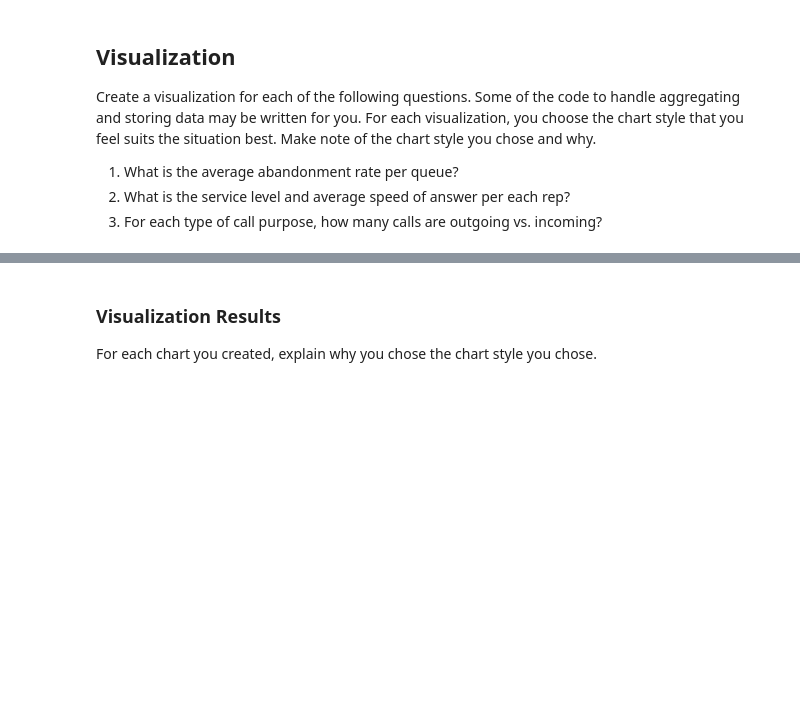
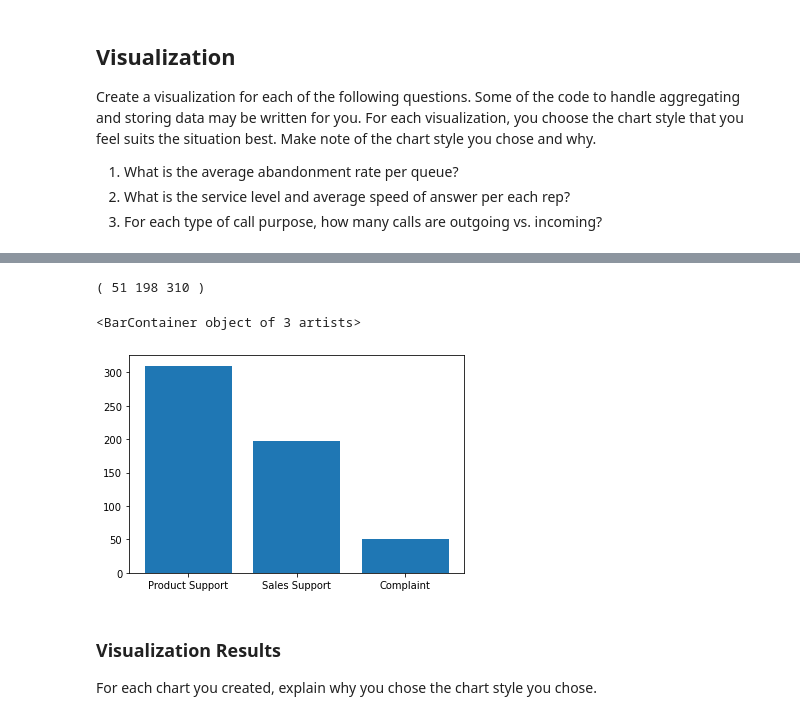
Before and after one commit to RohiniBhingardive/call-center-cleanup-assignment, a Jupyter notebook: Call Center Cleanup.ipynb, the cells around one changed output, grey strips where cells are left out. Cells and saved outputs as stored; diff of their text form; code cells hidden in the pictures; blank space fills up the shorter version.

```diff
--- a/Call Center Cleanup.ipynb
+++ b/Call Center Cleanup.ipynb
@@ -146,3 +146,23 @@ Now you need to clean up the datasets. When cleaning the datasets, you may find
 4. Is any of the data in the two data sets unnecessary? If yes, how did you handle it?
 # %%
 # Clean your data here
+#1. Incoming wait time is null in many places. Do all of those places correspond to outgoing calls?
+
+print('North Branch:', north_df['Incoming Wait Time'].isnull().groupby([north_df['Incoming or Outgoing']]).sum())
+print('South Branch:', south_df['Incoming Wait Time'].isnull().groupby([south_df['Incoming or Outgoing']]).sum())
+
+#2. In the North data set, there are two separate "YES" values for a sale. Why and how did you rectify the issue?
+print('Before North Branch Sale value counts:', north_df['Sale'].value_counts())
+north_df['Sale']=north_df['Sale'].str.rstrip()
+print('After North Branch Sale value counts:', north_df['Sale'].value_counts())
+
+#3. Are there duplicates in the two data sets? If there are, how did you handle them?
+northDuplicateRowsDF = north_df[north_df.duplicated()]
+print('North Branch data duplicate rows:', northDuplicateRowsDF.size)
+
+southDuplicateRowsDF = south_df[south_df.duplicated()]
+print('North Branch data duplicate rows:', southDuplicateRowsDF.size)
+
+#4. Is any of the data in the two data sets unnecessary? If yes, how did you handle it?
+#north_df = north_df.drop(['Branch', 'Calls'], axis=1)
+#south_df = south_df.drop(['Branch', 'Calls'], axis=1)
@@ -219,11 +403,19 @@ service_level["Service Level %"] = service_level["Calls_x"]/service_level["Calls
 # %%
 # Create visualization 3 here
 # The three dictionaries, complaints, sales_support, and product_support, have the information you need
 
-purpose_counts = purpose_group["Incoming or Outgoing"].value_counts()
-complaints = purpose_counts["Complaint"].to_dict()
-sales_support = purpose_counts["Sales Support"].to_dict()
-product_support = purpose_counts["Product Support"].to_dict()
+purpose_counts = df["Call Purpose"].value_counts()
+#purpose_counts
+complaints = purpose_counts["Complaint"] #.to_dict()
+sales_support = purpose_counts["Sales Support"]#.to_dict()
+product_support = purpose_counts["Product Support"]#.to_dict()
+
+#print('(', complaints, sales_support, product_support, ')')
+plt.bar(*zip(*purpose_counts.items()))
+# %% [output]
+( 51 198 310 )
+<BarContainer object of 3 artists>
+[figure, added]
 # %% [markdown]
 ### Visualization Results
 
```
Also changed, not shown: parts of 7 cells of this notebook.
